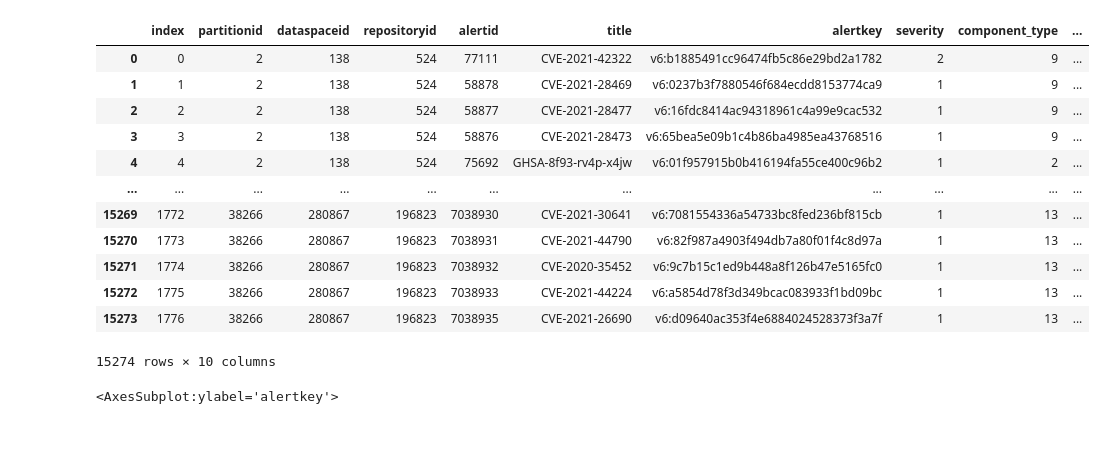
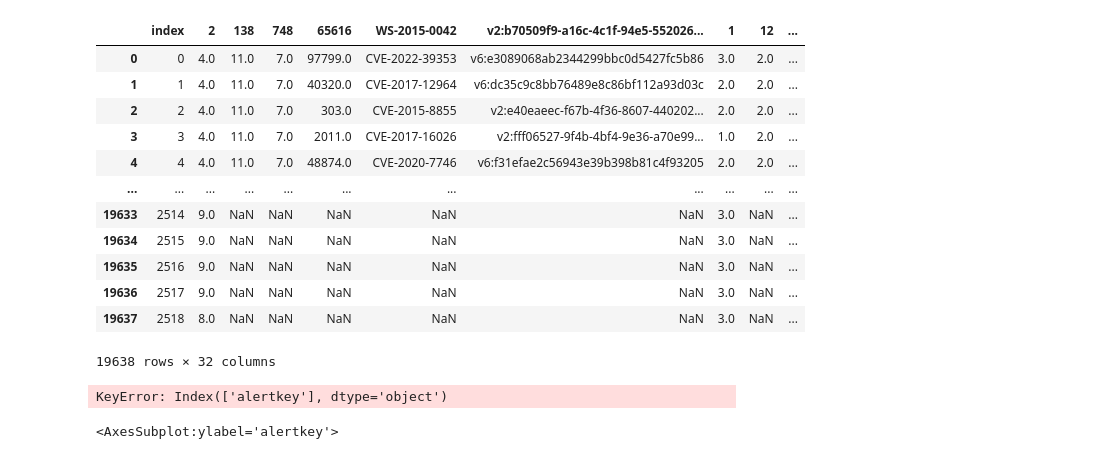
Before and after one commit to jcfiorenzano/data-providers-analysis, a Jupyter notebook: data-providers-analysis.ipynb, the cells around one changed output. Drawn from its saved outputs; the diff is of its cells as text; code cells hidden in the pictures.

Commit message:
Moved initial data to separated folder

```diff
--- a/data-providers-analysis.ipynb
+++ b/data-providers-analysis.ipynb
@@ -1,32 +1,35 @@
 # %%
 # Load the data
 import pandas as pd
 import json
 
-data_frame_wcus = pd.DataFrame(pd.read_csv("./data/wcus-data.csv"))
-data_frame_wus2_main = pd.DataFrame(pd.read_csv("./data/wus2-main-db.csv"))
-data_frame_wus2_sec = pd.DataFrame(pd.read_csv("./data/wus2-secondary-data.csv"))
+data_frame_wcus = pd.DataFrame(pd.read_csv("./data/alert-source-investigation-wcus-db1.csv"))
+data_frame_wus2_db1 = pd.DataFrame(pd.read_csv("./data/alert-source-investigation-wus2-db1.csv"))
+data_frame_wus2_db2 = pd.DataFrame(pd.read_csv("./data/alert-source-investigation-wus2-db2.csv"))
+data_frame_wus2_db3 = pd.DataFrame(pd.read_csv("./data/alert-source-investigation-wus2-db3.csv"))
 
-data_frame = pd.concat([data_frame_wcus, data_frame_wus2_main, data_frame_wus2_sec], sort=False)
+data_frame = pd.concat([data_frame_wcus, data_frame_wus2_db1, data_frame_wus2_db2, data_frame_wus2_db3], sort=False)
 
 data_frame.reset_index()
 # %% [output]
-|  | index | partitionid | dataspaceid | repositoryid | alertid | title | alertkey | severity | component_type | ... |
-| 0 | 0 | 2 | 138 | 524 | 77111 | CVE-2021-42322 | v6:b1885491cc96474fb5c86e29bd2a1782 | 2 | 9 | ... |
-| 1 | 1 | 2 | 138 | 524 | 58878 | CVE-2021-28469 | v6:0237b3f7880546f684ecdd8153774ca9 | 1 | 9 | ... |
-| 2 | 2 | 2 | 138 | 524 | 58877 | CVE-2021-28477 | v6:16fdc8414ac94318961c4a99e9cac532 | 1 | 9 | ... |
-| 3 | 3 | 2 | 138 | 524 | 58876 | CVE-2021-28473 | v6:65bea5e09b1c4b86ba4985ea43768516 | 1 | 9 | ... |
-| 4 | 4 | 2 | 138 | 524 | 75692 | GHSA-8f93-rv4p-x4jw | v6:01f957915b0b416194fa55ce400c96b2 | 1 | 2 | ... |
+|  | index | 2 | 138 | 748 | 65616 | WS-2015-0042 | v2:b70509f9-a16c-4c1f-94e5-552026... | 1 | 12 | ... |
+| 0 | 0 | 4.0 | 11.0 | 7.0 | 97799.0 | CVE-2022-39353 | v6:e3089068ab2344299bbc0d5427fc5b86 | 3.0 | 2.0 | ... |
+| 1 | 1 | 4.0 | 11.0 | 7.0 | 40320.0 | CVE-2017-12964 | v6:dc35c9c8bb76489e8c86bf112a93d03c | 2.0 | 2.0 | ... |
+| 2 | 2 | 4.0 | 11.0 | 7.0 | 303.0 | CVE-2015-8855 | v2:e40eaeec-f67b-4f36-8607-440202... | 2.0 | 2.0 | ... |
+| 3 | 3 | 4.0 | 11.0 | 7.0 | 2011.0 | CVE-2017-16026 | v2:fff06527-9f4b-4bf4-9e36-a70e99... | 1.0 | 2.0 | ... |
+| 4 | 4 | 4.0 | 11.0 | 7.0 | 48874.0 | CVE-2020-7746 | v6:f31efae2c56943e39b398b81c4f93205 | 2.0 | 2.0 | ... |
 | ... | ... | ... | ... | ... | ... | ... | ... | ... | ... | ... |
-| 15269 | 1772 | 38266 | 280867 | 196823 | 7038930 | CVE-2021-30641 | v6:7081554336a54733bc8fed236bf815cb | 1 | 13 | ... |
-| 15270 | 1773 | 38266 | 280867 | 196823 | 7038931 | CVE-2021-44790 | v6:82f987a4903f494db7a80f01f4c8d97a | 1 | 13 | ... |
-| 15271 | 1774 | 38266 | 280867 | 196823 | 7038932 | CVE-2020-35452 | v6:9c7b15c1ed9b448a8f126b47e5165fc0 | 1 | 13 | ... |
-| 15272 | 1775 | 38266 | 280867 | 196823 | 7038933 | CVE-2021-44224 | v6:a5854d78f3d349bcac083933f1bd09bc | 1 | 13 | ... |
-| 15273 | 1776 | 38266 | 280867 | 196823 | 7038935 | CVE-2021-26690 | v6:d09640ac353f4e6884024528373f3a7f | 1 | 13 | ... |
+| 19633 | 2514 | 9.0 | NaN | NaN | NaN | NaN | NaN | 3.0 | NaN | ... |
+| 19634 | 2515 | 9.0 | NaN | NaN | NaN | NaN | NaN | 3.0 | NaN | ... |
+| 19635 | 2516 | 9.0 | NaN | NaN | NaN | NaN | NaN | 3.0 | NaN | ... |
+| 19636 | 2517 | 9.0 | NaN | NaN | NaN | NaN | NaN | 3.0 | NaN | ... |
+| 19637 | 2518 | 8.0 | NaN | NaN | NaN | NaN | NaN | 3.0 | NaN | ... |
-15274 rows × 10 columns
+19638 rows × 32 columns
 # %%
 # remove duplicate alertkey
 data_frame = data_frame.drop_duplicates(subset=['alertkey'], keep='first')
+# %% [output]
+KeyError: Index(['alertkey'], dtype='object')
 # %%
 # deconstruct the data to create an entry per source
 sources_df = pd.DataFrame({'alertkey':[],
```
Also changed, not shown: 10 other files.
